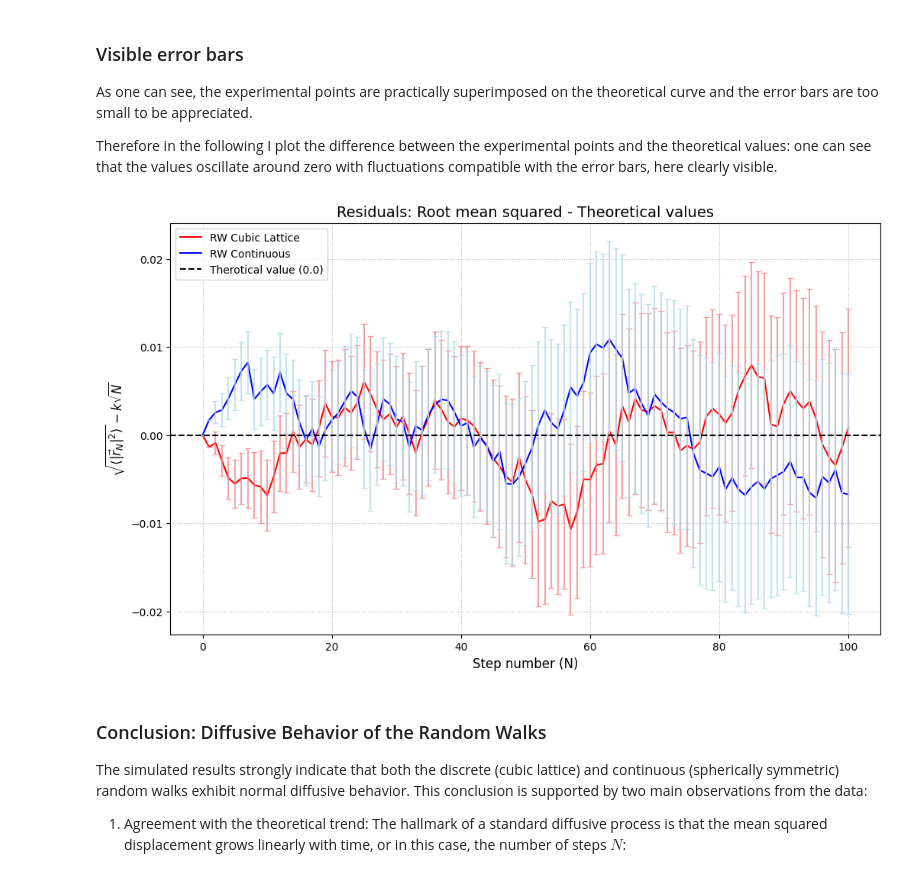
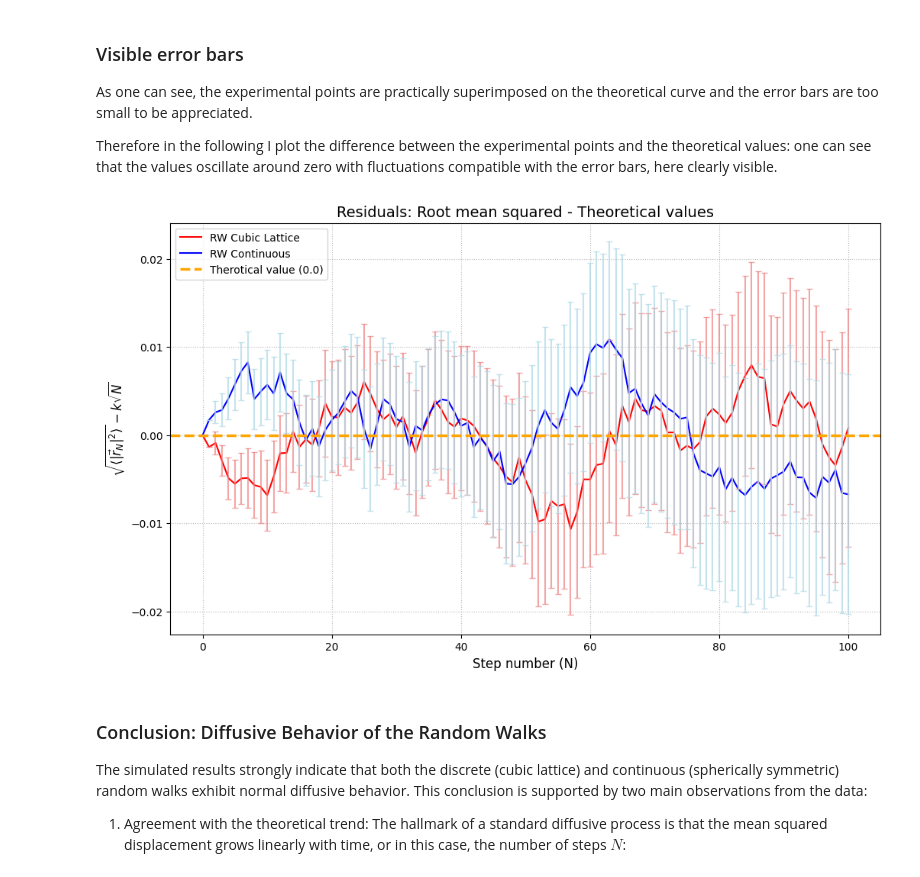
Before and after one commit to giuliagogna/NumericalSimulationLaboratory, a Jupyter notebook: Lab02/analysis2.ipynb, the cells around one changed output. Saved outputs shown, nothing was run; the diff lists cells and outputs as text; code cells hidden in the pictures.

Commit message:
Changed visuals

```diff
--- a/Lab02/analysis2.ipynb
+++ b/Lab02/analysis2.ipynb
@@ -207,22 +207,22 @@ Therefore in the following I plot the difference between the experimental points
 # %%
 plt.figure(figsize=(12, 7))
 
 plt.plot(step, rw_lattice - fit_func(step, k_lat), c='red', label='RW Cubic Lattice')
 plt.plot(step, rw_cont - fit_func(step, k_cont), c='blue', label='RW Continuous')
 
 plt.errorbar(step, rw_lattice - fit_func(step, k_lat), yerr=err_lattice, fmt='none', ecolor='lightcoral', capsize=3, alpha=0.7)
 plt.errorbar(step, rw_cont - fit_func(step, k_cont), yerr=err_cont, fmt='none', ecolor='lightblue', capsize=3, alpha=0.7)
 
 
-plt.axhline(0, color='black', linestyle='--', label='Therotical value (0.0)')
+plt.axhline(0, color='orange', linestyle='--', linewidth=2.5, label='Therotical value (0.0)')
 plt.xlabel('Step number (N)', fontsize=12)
 plt.ylabel(r'$\sqrt{\langle |\vec{r}_N|^2 \rangle} - k\sqrt{N}$', fontsize=12)
 plt.title('Residuals: Root mean squared - Theoretical values', fontsize=14)
 plt.legend(fontsize=10)
 plt.grid(True, linestyle=':', alpha=0.9)
 plt.show()
 # %% [output]
-[figure, old version]
+[figure, new version]
 # %% [markdown]
 ### Conclusion: Diffusive Behavior of the Random Walks
 The simulated results strongly indicate that both the discrete (cubic lattice) and continuous (spherically symmetric) random walks exhibit normal diffusive behavior. This conclusion is supported by two main observations from the data:
```
Also changed, not shown: parts of 2 cells of this notebook, 1 other file.
